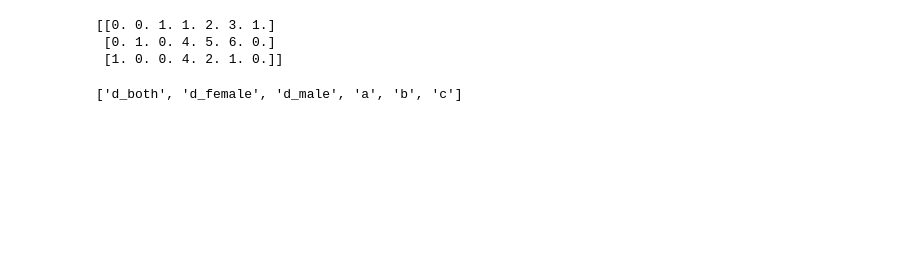
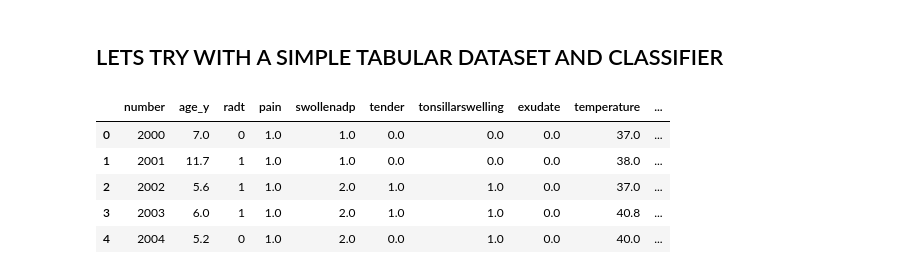
Before and after one commit to arthurbabey/labs-XAI, a Jupyter notebook: XAI_test.ipynb, the cells around one changed output. Saved outputs shown, nothing was run; the diff lists cells and outputs as text; code cells hidden in the pictures; blank space fills up the shorter version.

```diff
--- a/XAI_test.ipynb
+++ b/XAI_test.ipynb
@@ -37,13 +15,13 @@ transform2 = TabularTransform(
-# %%
-# Transform
-y = transform2.fit(x).transform(x)
-print(y)
-# %% [output]
-[[0. 0. 1. 1. 2. 3. 1.]
- [0. 1. 0. 4. 5. 6. 0.]
- [1. 0. 0. 4. 2. 1. 0.]]
-# %%
-f = transform2.get_feature_names()
-print(f)
-# %% [output]
-['d_both', 'd_female', 'd_male', 'a', 'b', 'c']
+# %% [markdown]
+## LETS TRY WITH A SIMPLE TABULAR DATASET AND CLASSIFIER
+# %%
+data = pd.read_csv("pharyngitis.csv")
+# %%
+data.head()
+# %% [output]
+|  | number | age_y | radt | pain | swollenadp | tender | tonsillarswelling | exudate | temperature | ... |
+| 0 | 2000 | 7.0 | 0 | 1.0 | 1.0 | 0.0 | 0.0 | 0.0 | 37.0 | ... |
+| 1 | 2001 | 11.7 | 1 | 1.0 | 1.0 | 0.0 | 0.0 | 0.0 | 38.0 | ... |
+| 2 | 2002 | 5.6 | 1 | 1.0 | 2.0 | 1.0 | 1.0 | 0.0 | 37.0 | ... |
+| 3 | 2003 | 6.0 | 1 | 1.0 | 2.0 | 1.0 | 1.0 | 0.0 | 40.8 | ... |
+| 4 | 2004 | 5.2 | 0 | 1.0 | 2.0 | 0.0 | 1.0 | 0.0 | 40.0 | ... |
```
Also changed, not shown: parts of 9 cells of this notebook.
